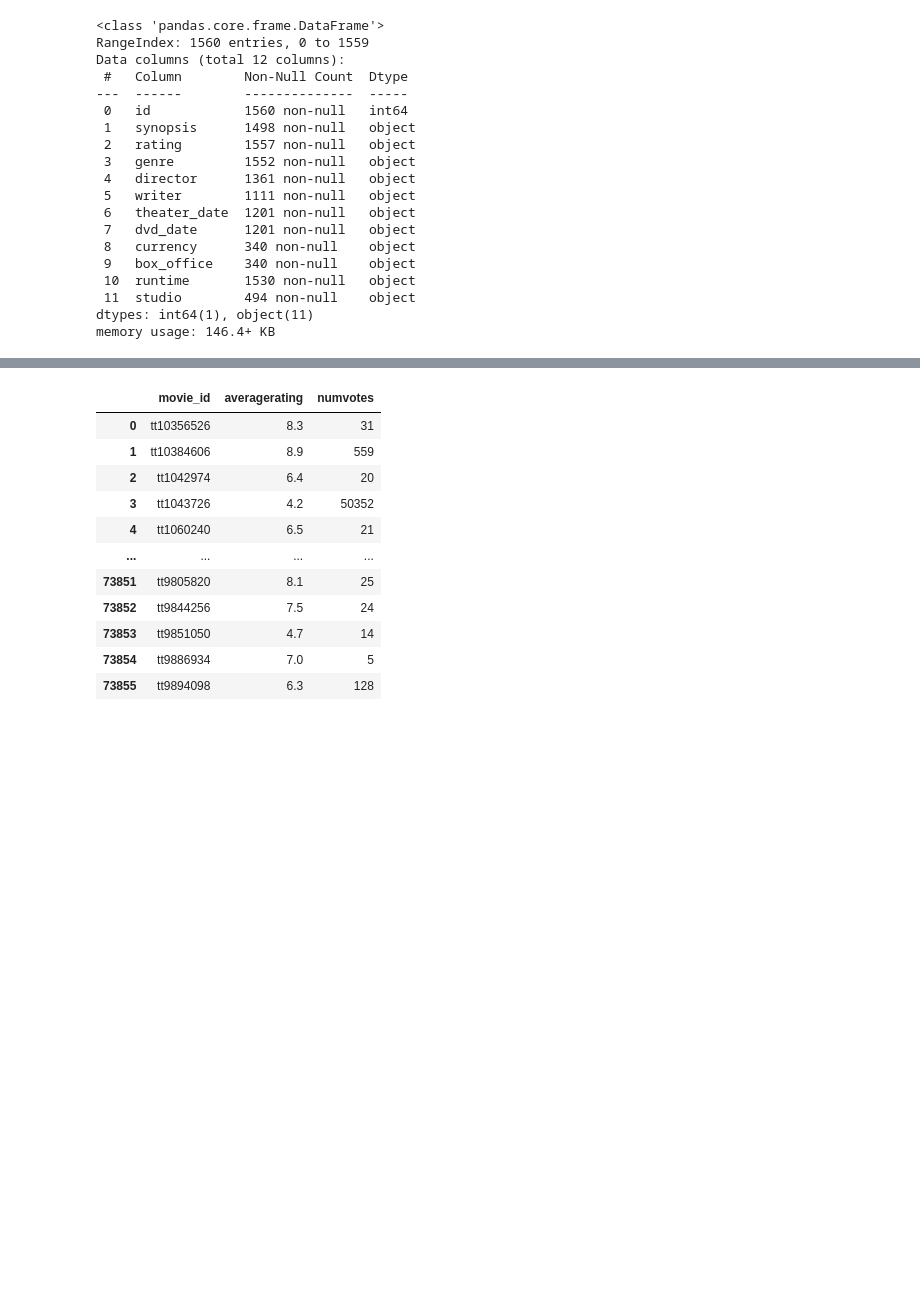
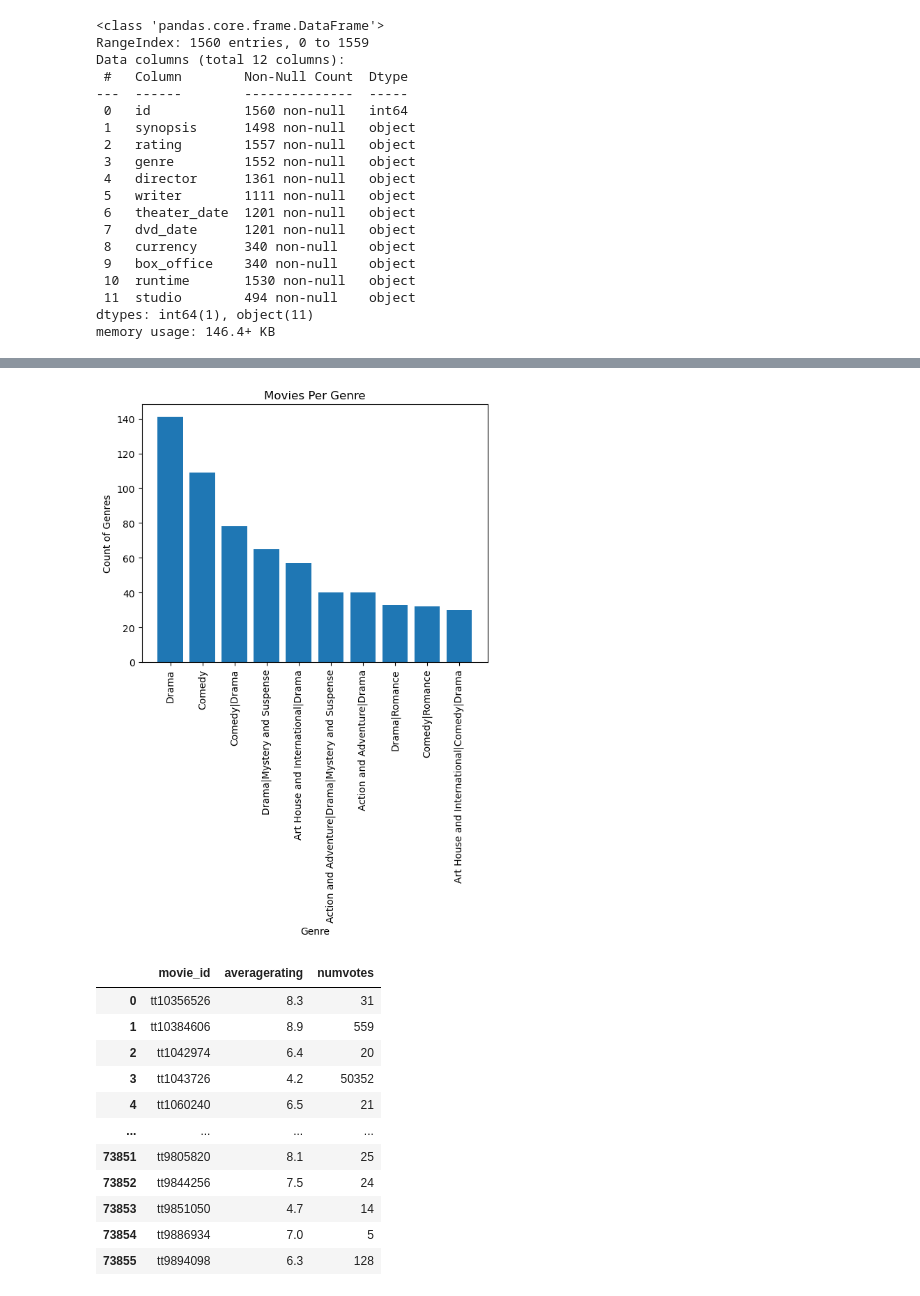
Before and after one commit to jgatharia/DS_Phase_1_Project, a Jupyter notebook: index.ipynb, the cells around one changed output, grey strips where cells are left out. Cells and saved outputs as stored; diff of their text form; code cells hidden in the pictures; blank space fills up the shorter version.

Commit message:
Genre visualization

```diff
--- a/index.ipynb
+++ b/index.ipynb
@@ -422,0 +426,7 @@ The only column that is not null is the ID column.
+# %%
+#dropped the synopsis, rating, genre and runtime null rows
+movie_rating.dropna(subset=['synopsis'], inplace=True)
+movie_rating.dropna(subset=['rating'], inplace=True)
+movie_rating.dropna(subset=['genre'], inplace=True)
+movie_rating.dropna(subset=['runtime'], inplace=True)
+movie_rating.isna().sum()
@@ -422,0 +447,7 @@ The only column that is not null is the ID column.
+# %%
+#dropped the null columns and viewed the first 5 rows of the movie_rating_cleaned set.
+movie_rating_cleaned = movie_rating.drop([
+    'director', 'writer', 'theater_date', 'dvd_date',
+    'box_office', 'currency', 'studio'
+    ], axis=1)
+movie_rating_cleaned.head()
@@ -423,3 +477,22 @@ The only column that is not null is the ID column.
+# %%
+fig, ax = plt.subplots()
+
+movie_genres = movie_rating_cleaned['genre'].value_counts()
+top_10_genres = movie_genres.head(10)
+
+# Plot the data
+ax.bar(top_10_genres.index, top_10_genres.values)
+
+# Customize the appearance
+ax.tick_params(axis='x', labelrotation=90)
+ax.set_xlabel('Genre')
+ax.set_ylabel('Count of Genres')
+ax.set_title('Movies Per Genre');
+
+# Show the plot
+plt.show()
+# %% [output]
+[figure, added]
 # %%
 import pandas as pd
 import sqlite3
```
Also changed, not shown: parts of 4 cells of this notebook.
